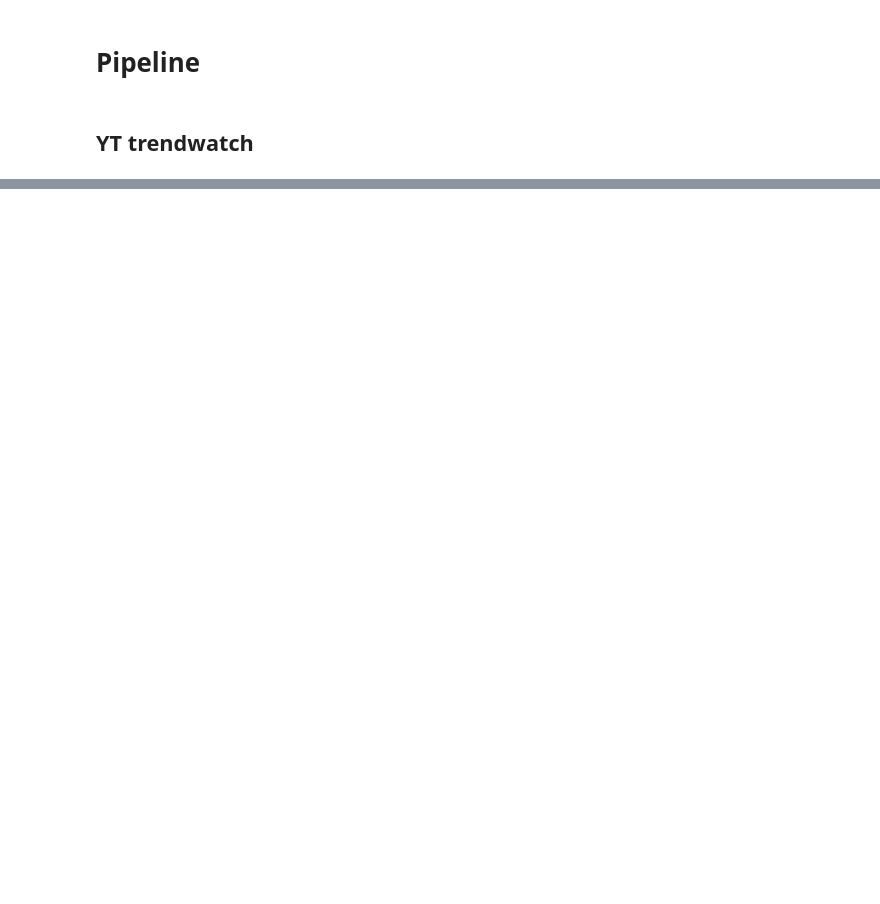
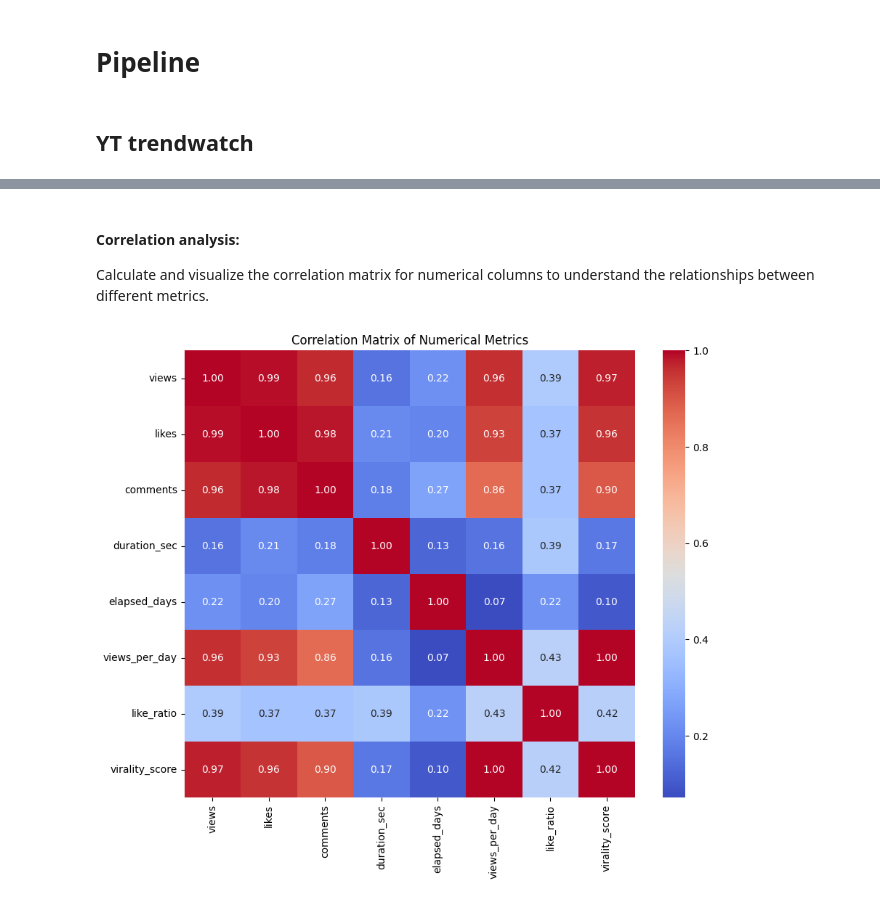
Before and after one commit to zack-dev-cm/trendwatch, a Jupyter notebook: trendwatch_yt.ipynb, the cells around one changed output, grey strips where cells are left out. Saved outputs shown, nothing was run; the diff lists cells and outputs as text; code cells hidden in the pictures; blank space fills up the shorter version.

```diff
--- a/trendwatch_yt.ipynb
+++ b/trendwatch_yt.ipynb
@@ -499,0 +544,5 @@ Analyzing ━━━━━━━━━━╺━━━━━━━━━━━━
+# %%
+df = pd.read_csv(out_csv)
+
+print("Top 10 Topics:")
+print(df['topic'].value_counts().head(10))
@@ -499,0 +582,15 @@ Analyzing ━━━━━━━━━━╺━━━━━━━━━━━━
+# %% [markdown]
+#### Correlation analysis:
+Calculate and visualize the correlation matrix for numerical columns to understand the relationships between different metrics.
+# %%
+import seaborn as sns
+
+numerical_cols = df.select_dtypes(include=['number']).columns
+correlation_matrix = df[numerical_cols].corr()
+
+plt.figure(figsize=(10, 8))
+sns.heatmap(correlation_matrix, annot=True, cmap='coolwarm', fmt=".2f")
+plt.title('Correlation Matrix of Numerical Metrics')
+plt.show()
+# %% [output]
+[figure, added]
```
Also changed, not shown: parts of 17 cells of this notebook.
